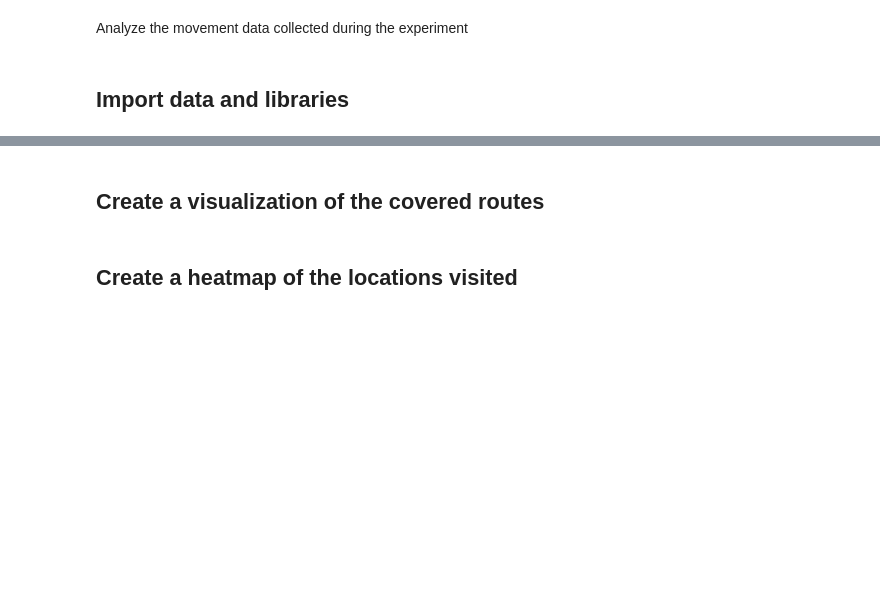
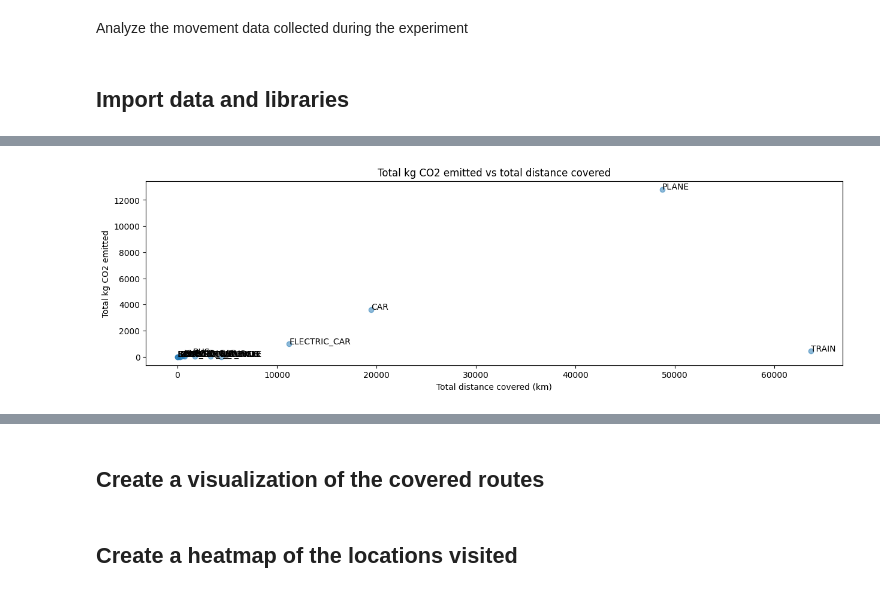
Before and after one commit to colombmo/SWICE_analysis, a Jupyter notebook: movements_analysis.ipynb, the cells around one changed output, grey strips where cells are left out. Saved outputs shown, nothing was run; the diff lists cells and outputs as text; code cells hidden in the pictures; blank space fills up the shorter version.

```diff
--- a/movements_analysis.ipynb
+++ b/movements_analysis.ipynb
@@ -252,0 +284,15 @@ Passing `palette` without assigning `hue` is deprecated and will be removed in v
+# %%
+# Plot gCo2 vs distance
+plt.figure(figsize=(15, 4))
+plt.scatter(total_dist, total_gCO2, alpha=0.5)
+plt.xlabel('Total distance covered (km)')
+plt.ylabel('Total kg CO2 emitted')
+plt.title('Total kg CO2 emitted vs total distance covered')
+
+# Add legend to each dot
+for i, txt in enumerate(total_dist.index):
+    plt.annotate(txt, (total_dist[i], total_gCO2[i]))
+
+plt.show()
+# %% [output]
+[figure, added]
```
Also changed, not shown: parts of 37 cells of this notebook, 20 other files.
